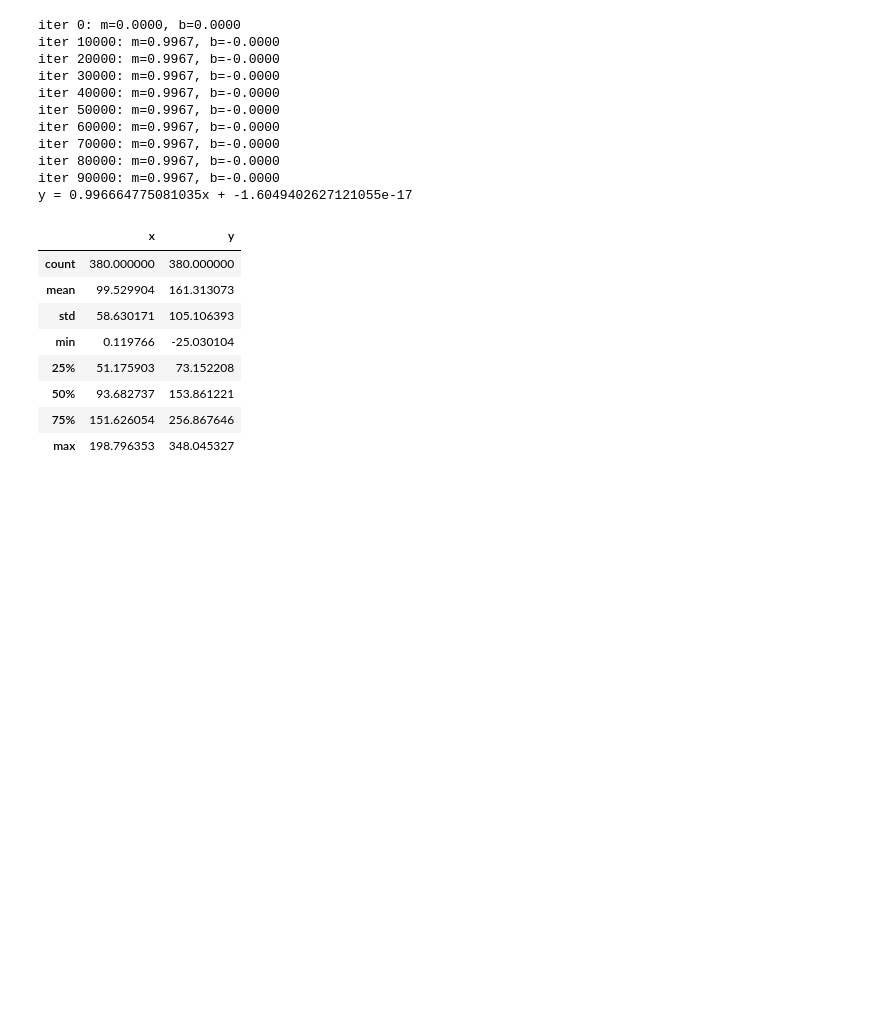
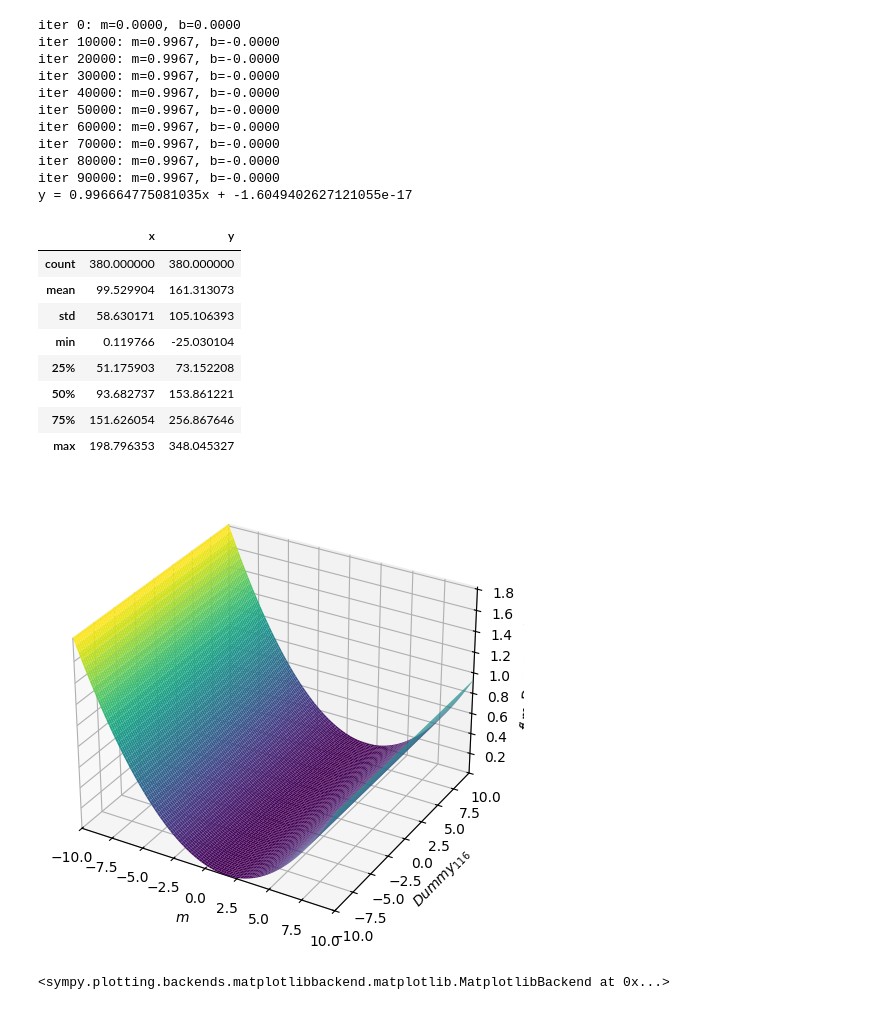
Before and after one commit to oussamaelhousni/essential-math-for-data-science, a Jupyter notebook: 10-linear-regression.ipynb, the cells around one changed output. Saved outputs shown, nothing was run; the diff lists cells and outputs as text; code cells hidden in the pictures; blank space fills up the shorter version.

```diff
--- a/10-linear-regression.ipynb
+++ b/10-linear-regression.ipynb
@@ -576,3 +576,23 @@ y = 0.996664775081035x + -1.6049402627121055e-17
 | 50% | 93.682737 | 153.861221 |
 | 75% | 151.626054 | 256.867646 |
 | max | 198.796353 | 348.045327 |
+# %%
+# plot the loss function
+import pandas as pd
+from sympy import symbols, Sum, diff, Function, lambdify
+from sympy.plotting import plot3d
+points = list(pd.read_csv("./single_independent_variable_linear.csv").itertuples())
+
+x,y = symbols("x y",cls=Function)
+m,b,i,n = symbols("m b i n")
+
+Loss_Fn = Sum((m * x(i) - y(i)) ** 2 / n,(i,0,n))\
+            .subs(n,len(points) - 1).doit()\
+            .replace(x,lambda i : points[i].x)\
+            .replace(y,lambda i : points[i].y)
+
+
+plot3d(Loss_Fn)
+# %% [output]
+[figure, added]
+<sympy.plotting.backends.matplotlibbackend.matplotlib.MatplotlibBackend at 0x...>
```
Also changed, not shown: parts of 3 cells of this notebook.
